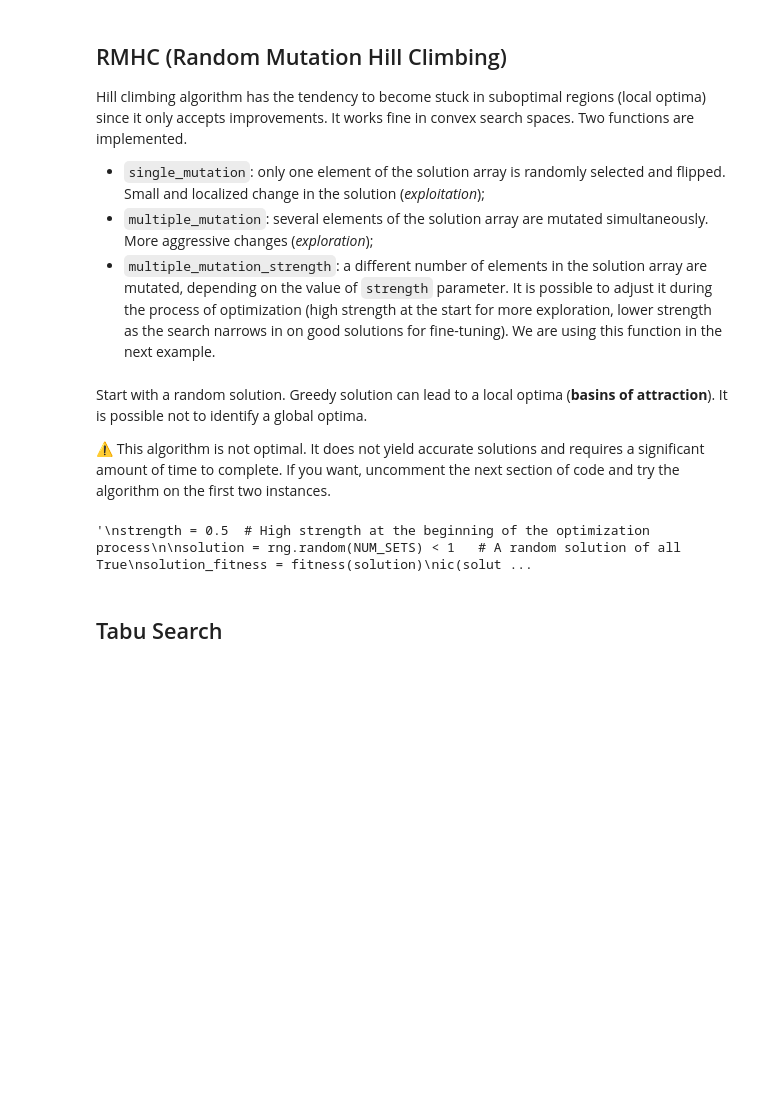
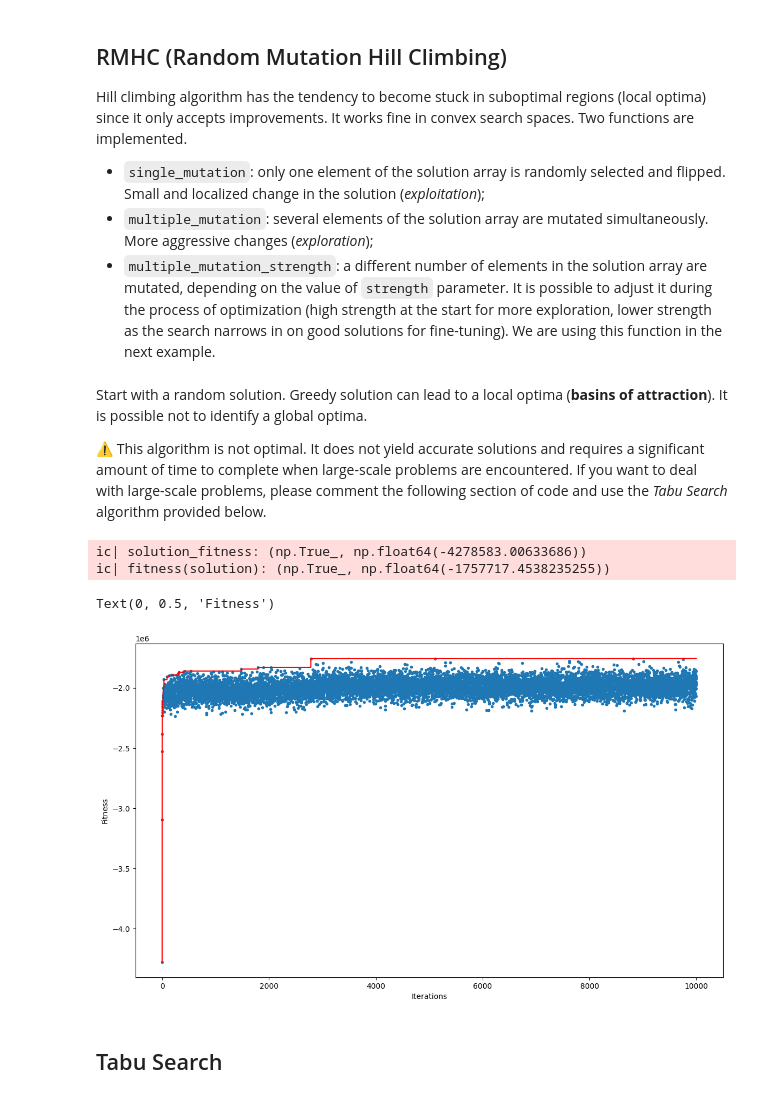
Before and after one commit to AgneseRe/CI2024_lab1, a Jupyter notebook: set-cover.ipynb, the cells around one changed output. Cells and saved outputs as stored; diff of their text form; code cells hidden in the pictures; blank space fills up the shorter version.

Commit message:
code: final tabu search algorithm and add results in README

```diff
--- a/set-cover.ipynb
+++ b/set-cover.ipynb
@@ -13,9 +13,9 @@ from matplotlib import pyplot as plt
 
 If you want to get reproducible results, use `rng` (and restart the kernel); for non-reproducible ones, use `np.random`.
 # %%
-UNIVERSE_SIZE = 100_000
-NUM_SETS = 10_000
-DENSITY = 0.1
+UNIVERSE_SIZE = 10_000
+NUM_SETS = 1_000
+DENSITY = 0.2
 
 rng = np.random.Generator(np.random.PCG64([UNIVERSE_SIZE, NUM_SETS, int(10_000 * DENSITY)]))
 # %% [markdown]
@@ -79,36 +79,37 @@ def fitness(solution: np.ndarray) -> tuple[bool, float]:
 # %% [markdown]
 Start with a random solution. Greedy solution can lead to a local optima (**basins of attraction**). It is possible not to identify a global optima.
 
-&#9888; This algorithm is not optimal. It does not yield accurate solutions and requires a significant amount of time to complete. If you want, uncomment the next section of code and try the algorithm on the first two instances.
+&#9888; This algorithm is not optimal. It does not yield accurate solutions and requires a significant amount of time to complete when large-scale problems are encountered. If you want to deal with large-scale problems, please comment the following section of code and use the *Tabu Search* algorithm provided below.
 # %%
-"""
 strength = 0.5  # High strength at the beginning of the optimization process
 
 solution = rng.random(NUM_SETS) < 1   # A random solution of all True
 solution_fitness = fitness(solution)
 ic(solution_fitness)
 history = [float(solution_fitness[1])]
 
 
 for steps in range(10_000):
     if steps % 1000:
         strength /= 2   # decrease strength (mutation rate)
     new_solution = multiple_mutation_strength(solution)
     history.append(float(fitness(new_solution)[1]))
     if fitness(new_solution) > solution_fitness:
         solution = new_solution
         solution_fitness = fitness(solution)
 
 ic(fitness(solution))
 
 plt.figure(figsize=(14, 8))
 plt.plot(range(len(history)), list(accumulate(history, max)), color = "red")
 _ = plt.scatter(range(len(history)), history, marker=".")
 plt.xlabel("Iterations")
 plt.ylabel("Fitness")
-"""
 # %% [output]
-'\nstrength = 0.5  # High strength at the beginning of the optimization process\n\nsolution = rng.random(NUM_SETS) < 1   # A random solution of all True\nsolution_fitness = fitness(solution)\nic(solut ...
+ic| solution_fitness: (np.True_, np.float64(-4278583.00633686))
+ic| fitness(solution): (np.True_, np.float64(-1757717.4538235255))
+Text(0, 0.5, 'Fitness')
+[figure, added]
 # %% [markdown]
 ## Tabu Search
 # %%
```
Also changed, not shown: parts of 6 cells of this notebook, 1 other file.
